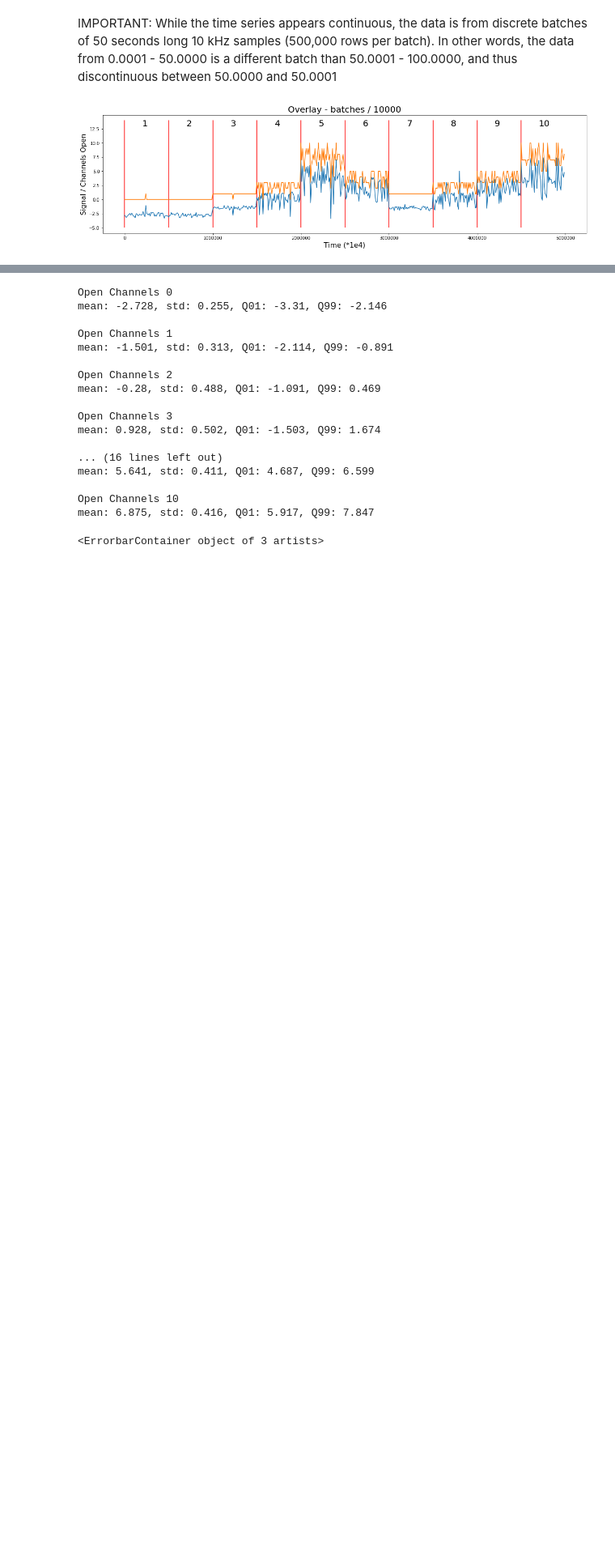
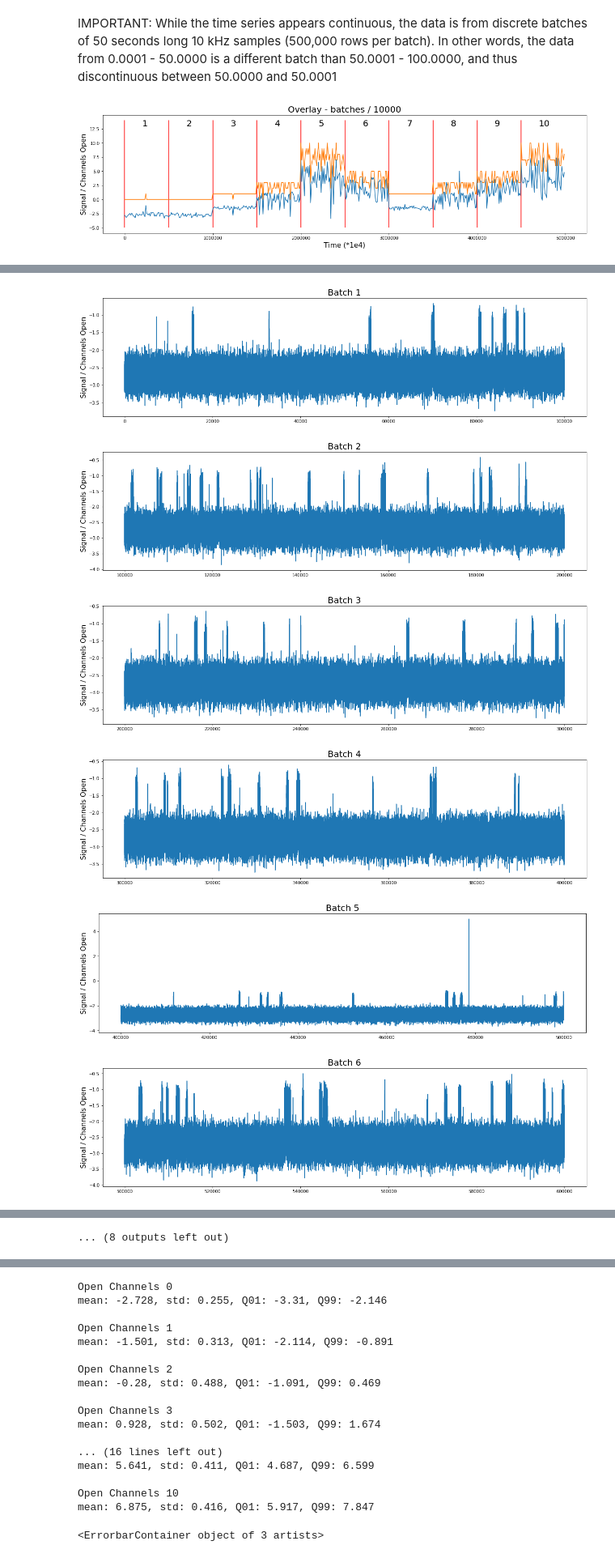
Before and after one commit to ahs8w/kaggle-comps, a Jupyter notebook: IonSwitching.ipynb, the cells around one changed output, grey strips where cells are left out. Shown at 81% size. Cells and saved outputs as stored; diff of their text form; code cells hidden in the pictures; blank space fills up the shorter version.

```diff
--- a/IonSwitching.ipynb
+++ b/IonSwitching.ipynb
@@ -132,6 +129,0 @@ plt.show()
-# %%
-for beg,end in zip(steps[0::1],steps[1::1]):
-    #show_subset(beg,end-1,1000)
-    group = train[beg:end].signal
-    print(f"mean: {round(group.mean(), 3)}, std: {round(group.std(), 3)}, \
-Q01: {round(group.quantile(.01), 3)}, Q99: {round(group.quantile(.99),3)}\n")
@@ -142 +132,5 @@ show_subsets(n=2, length=2000000, step=10000)
+# %%
+def b_ranges(df):
+    if 'open_channels' in df.columns.values: return list(range(0,5000001,500000))
+    else: return list(range(0,2000001,100000))
 # %%
@@ -145,3 +140,23 @@ def hist_per_batch(batches, df):
     for i,(beg,end) in enumerate(zip(batches[0::],batches[1::])):
         g = df[beg:end].signal
         axes[i].hist(g, bins=50, range=(-5,10)); None
+# %%
+# signal per batch
+def sig_per_batch(df):
+    batches = b_ranges(df)
+    for i,(beg,end) in enumerate(zip(batches[0::],batches[1::])):
+        g = df[beg:end].signal
+        f = lambda x: round(x,3)  # rounding function
+        print(f"batch {i+1} - mean: {f(g.mean())}, std: {f(g.std())}, Q01: {f(g.quantile(.01))}, Q99: {f(g.quantile(.99))}")
+
+# channels per batch
+def channel_per_batch(df):
+    batches = b_ranges(df)
+    for i,(beg,end) in enumerate(zip(batches[0::],batches[1::])):
+        c = df[beg:end].open_channels
+        print(f'batch {i+1} - min: {c.min()}, max: {c.max()}, mean: {c.mean()}')
+
+def view_per_batch(df):
+    batches = b_ranges(df)
+    for i,(beg,end) in enumerate(zip(batches[0::],batches[1::])):
+        show_subset(beg,end-1,step=1,title=f'Batch {i+1}')
@@ -147,0 +178,9 @@ def hist_per_batch(batches, df):
+# %%
+view_per_batch(test)
+# %% [output]
+[figure, added]
+[figure, added]
+[figure, added]
+[figure, added]
+[figure, added]
+[figure, added]
@@ -147,0 +193 @@ def hist_per_batch(batches, df):
+... (8 outputs left out)
```
Also changed, not shown: parts of 40 cells of this notebook.
